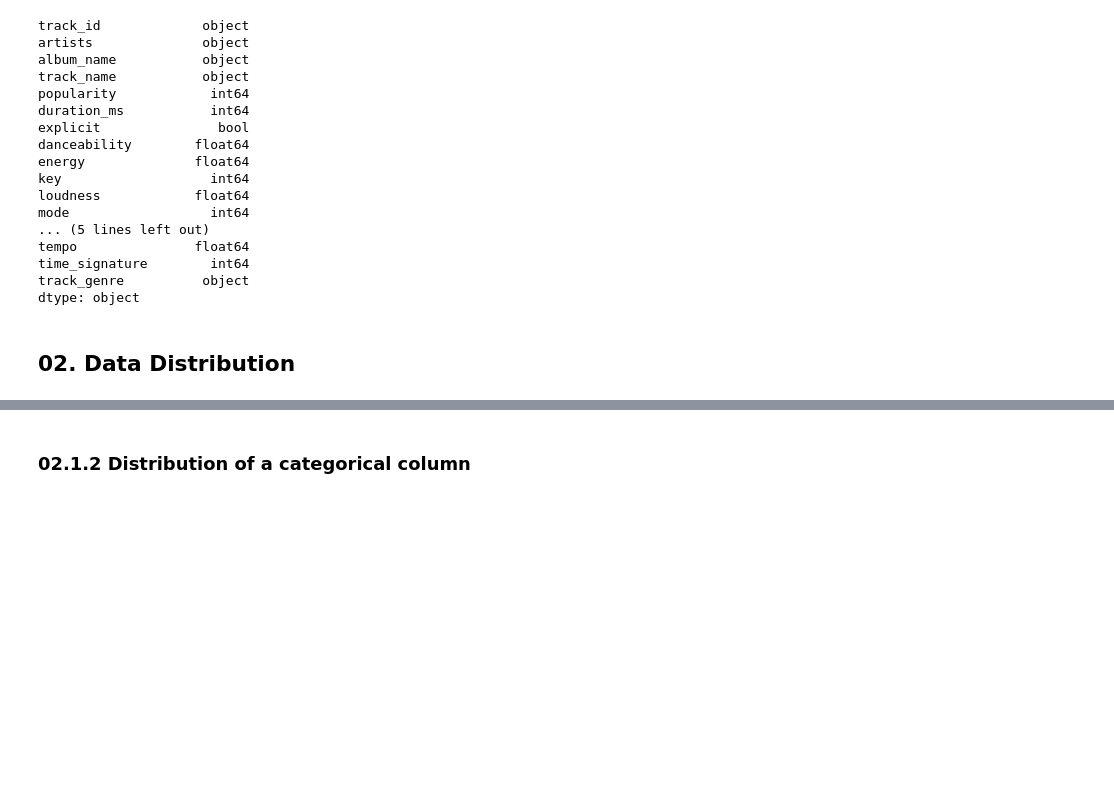
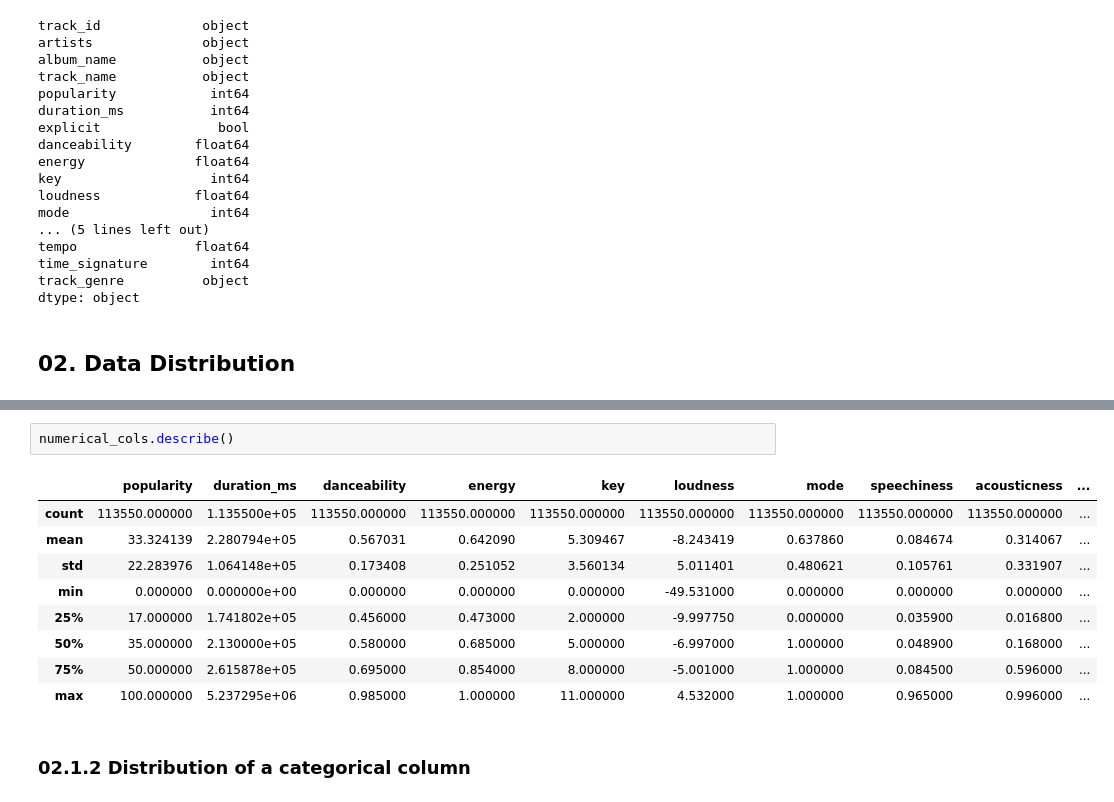
Before and after one commit to duongtruongbinh/Prog4DS_FinalProject, a Jupyter notebook: Data_Exploring-and-Preprocessing.ipynb, the cells around one changed output, grey strips where cells are left out. Drawn from its saved outputs; the diff is of its cells as text; blank space fills up the shorter version.

```diff
--- a/Data_Exploring-and-Preprocessing.ipynb
+++ b/Data_Exploring-and-Preprocessing.ipynb
@@ -172,3 +231,15 @@ dtype: object
+# %%
+numerical_cols.describe()
+# %% [output]
+|  | popularity | duration_ms | danceability | energy | key | loudness | mode | speechiness | acousticness | ... |
+| count | 113550.000000 | 1.135500e+05 | 113550.000000 | 113550.000000 | 113550.000000 | 113550.000000 | 113550.000000 | 113550.000000 | 113550.000000 | ... |
+| mean | 33.324139 | 2.280794e+05 | 0.567031 | 0.642090 | 5.309467 | -8.243419 | 0.637860 | 0.084674 | 0.314067 | ... |
+| std | 22.283976 | 1.064148e+05 | 0.173408 | 0.251052 | 3.560134 | 5.011401 | 0.480621 | 0.105761 | 0.331907 | ... |
+| min | 0.000000 | 0.000000e+00 | 0.000000 | 0.000000 | 0.000000 | -49.531000 | 0.000000 | 0.000000 | 0.000000 | ... |
+| 25% | 17.000000 | 1.741802e+05 | 0.456000 | 0.473000 | 2.000000 | -9.997750 | 0.000000 | 0.035900 | 0.016800 | ... |
+| 50% | 35.000000 | 2.130000e+05 | 0.580000 | 0.685000 | 5.000000 | -6.997000 | 1.000000 | 0.048900 | 0.168000 | ... |
+| 75% | 50.000000 | 2.615878e+05 | 0.695000 | 0.854000 | 8.000000 | -5.001000 | 1.000000 | 0.084500 | 0.596000 | ... |
+| max | 100.000000 | 5.237295e+06 | 0.985000 | 1.000000 | 11.000000 | 4.532000 | 1.000000 | 0.965000 | 0.996000 | ... |
 # %% [markdown]
 ### 02.1.2 Distribution of a categorical column
 # %% [markdown]
```
Also changed, not shown: parts of 21 cells of this notebook.
